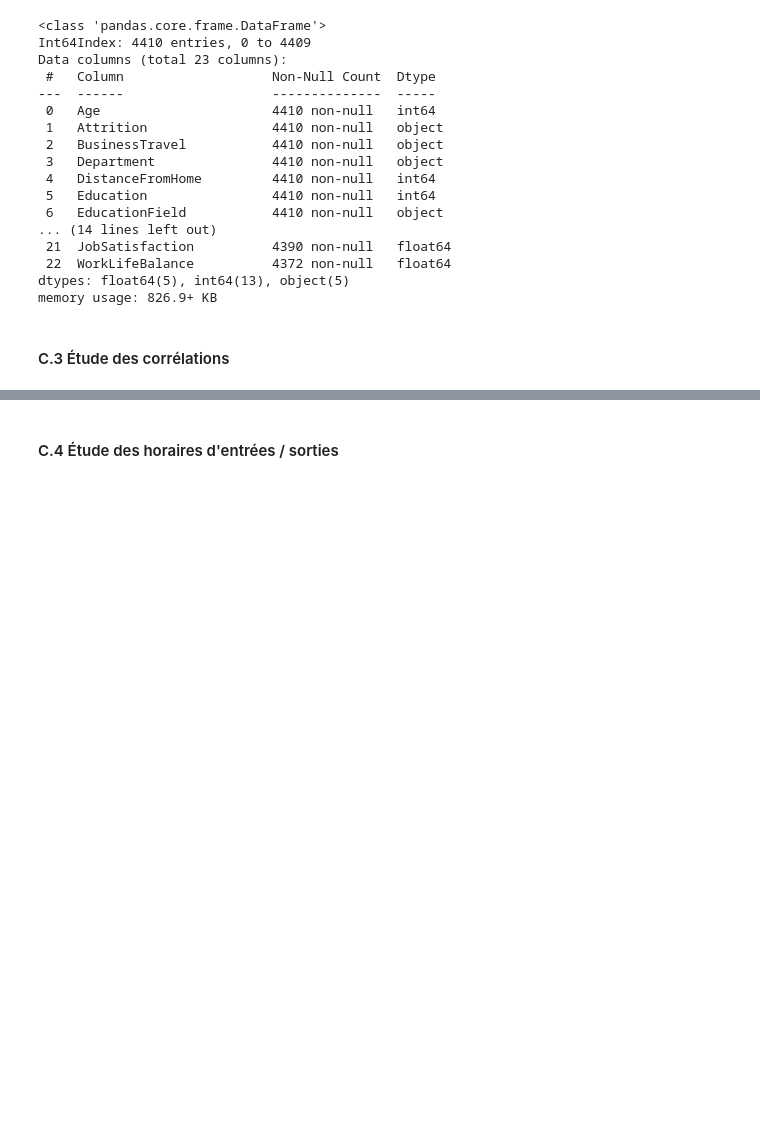
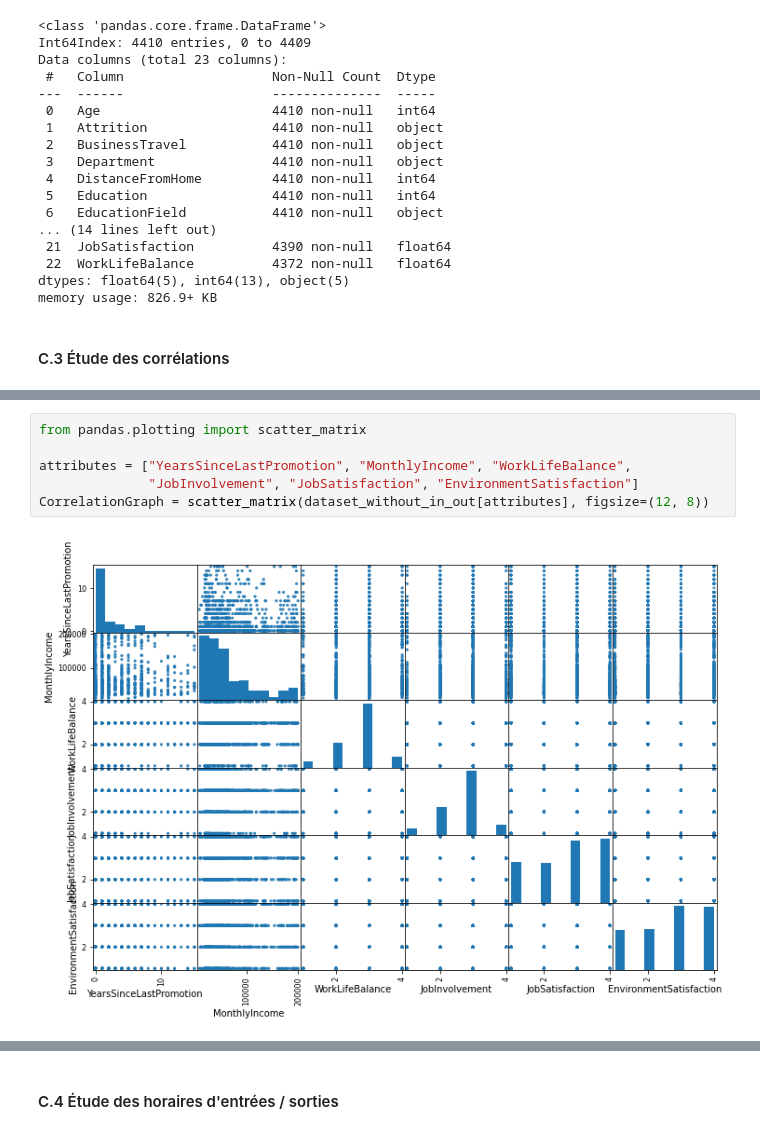
Before and after one commit to Ugo-Girard-Tissier/Projet-IA, a Jupyter notebook: Projet IA.ipynb, the cells around one changed output, grey strips where cells are left out. Drawn from its saved outputs; the diff is of its cells as text; blank space fills up the shorter version.

```diff
--- a/Projet IA.ipynb
+++ b/Projet IA.ipynb
@@ -278,0 +373,8 @@ memory usage: 826.9+ KB
+# %%
+from pandas.plotting import scatter_matrix
+
+attributes = ["YearsSinceLastPromotion", "MonthlyIncome", "WorkLifeBalance",
+              "JobInvolvement", "JobSatisfaction", "EnvironmentSatisfaction"]
+CorrelationGraph = scatter_matrix(dataset_without_in_out[attributes], figsize=(12, 8))
+# %% [output]
+[figure, added]
```
Also changed, not shown: parts of 14 cells of this notebook.
